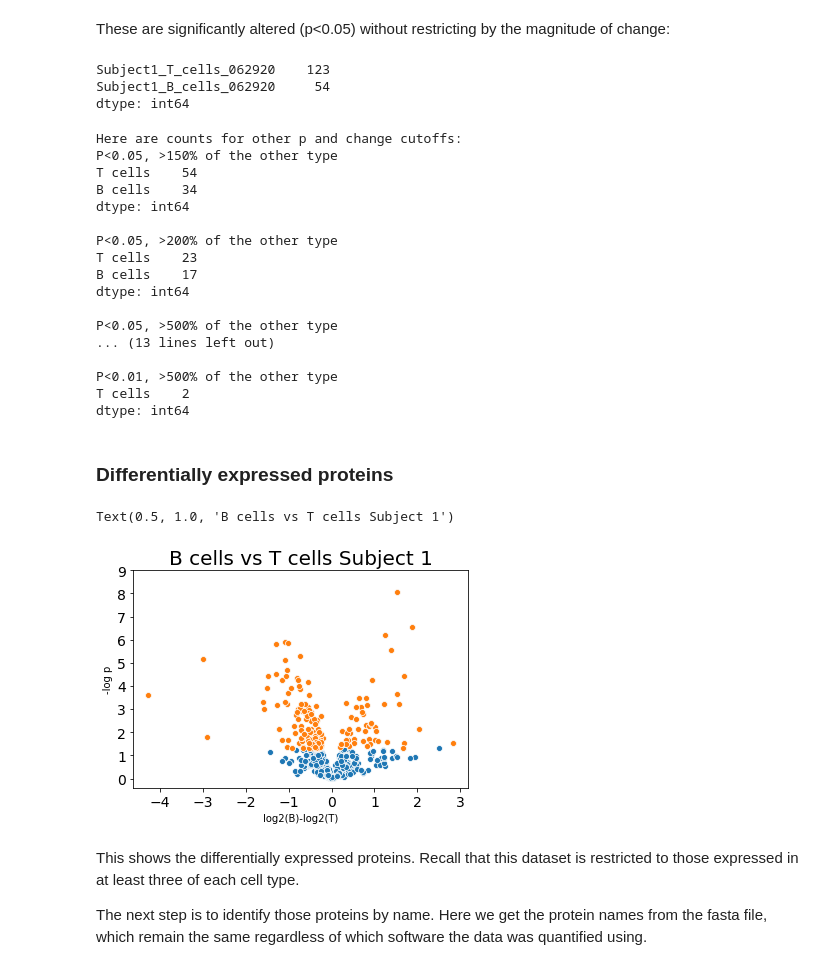
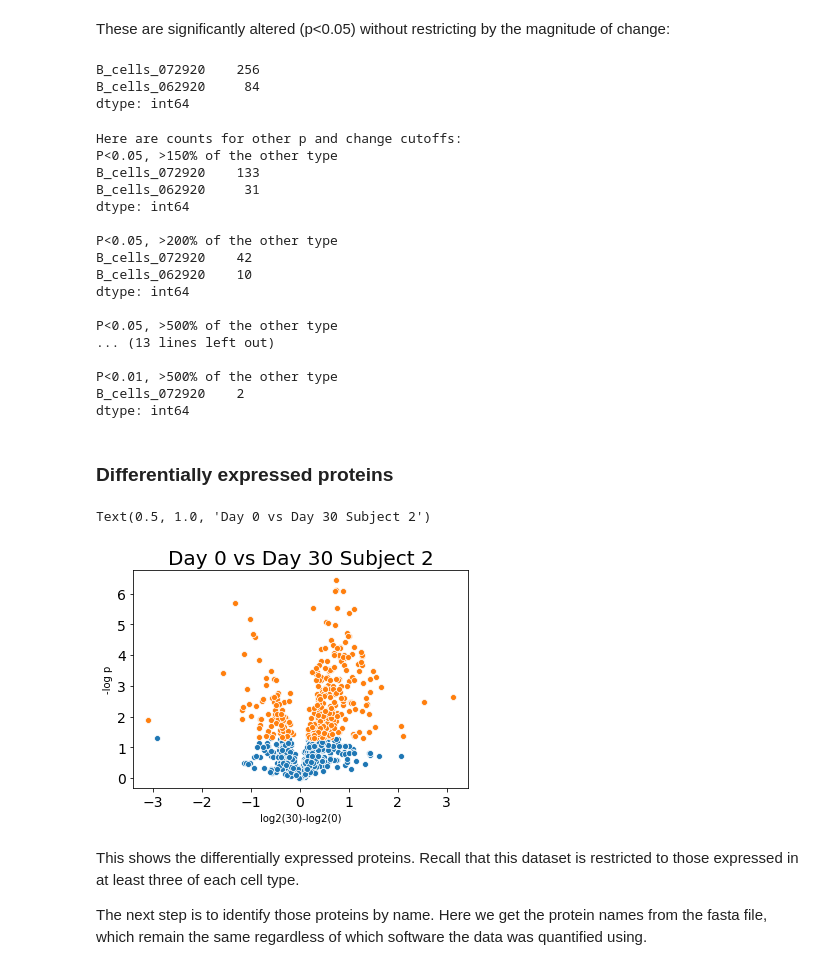
Before and after one commit to PayneLab/TwoMonthLymphocyte, a Jupyter notebook: Make_Figure_1D.ipynb, the cells around one changed output. Drawn from its saved outputs; the diff is of its cells as text; code cells hidden in the pictures.

```diff
--- a/Make_Figure_1D.ipynb
+++ b/Make_Figure_1D.ipynb
@@ -18,6 +21,7 @@ First, we import our data package. This brings the functions defined there into
 Calling <code>head</code> shows the first several lines of the dataframe, which provides an idea of the type of data present and the structure of the dataframe.
 # %%
 prot = longitudinalCLL.get_proteomic()
-prot.load_dataset(version='July_noMBR_FP', subjects = [1])
+prot.load_dataset(version='July_noMBR_FP', subjects = [2])
+
 prot.data_raw.head()
 # %% [output]
@@ -35 +41,3 @@ cell_types=['Subject1_B_cells_062920', 'Subject1_T_cells_062920']
+# %%
+cell_types=['B_cells_072920', 'B_cells_062920']
 # %% [markdown]
@@ -114,9 +113,8 @@ tstats = prot.ttest_wrapper(cell_types=cell_types)
 # %% [markdown]
 Here we calculate fold change.
 # %%
-comparison_key = 'log2(B)-log2(T)'
-
-tstats[comparison_key] = prot.get_fold_changes(cell_types=cell_types)
+fc_comp = 'log2(30)-log2(0)'
+tstats[fc_comp] = prot.get_fold_changes(cell_types=cell_types)
 # %% [markdown]
 Fold change and p values allow us to create a volcano plot.
 # %%
@@ -136,7 +132,5 @@ plt.show()
 # %% [markdown]
 Next we will identify the altered proteins.
 # %%
-altered = prot.is_altered(tstats, pvalue=.05,
-                          change_factor=False,
-                          change_col=comparison_key,
-                          cell_types=cell_types)
+altered = prot.is_altered(tstats, pvalue=.05, change_factor=False,
+                          change_col=fc_comp, cell_types=cell_types)
@@ -145,62 +156,57 @@ These are significantly altered (p<0.05) without restricting by the magnitude of
 # %%
 altered.value_counts()
 # %% [output]
-Subject1_T_cells_062920    123
-Subject1_B_cells_062920     54
+B_cells_072920    256
+B_cells_062920     84
 dtype: int64
 # %%
 print("Here are counts for other p and change cutoffs:")
 print("P<0.05, >150% of the other type")
-print(prot.is_altered(tstats, pvalue=.05,change_factor=1.5).value_counts()) #50% increase from either
+print(prot.is_altered(tstats, pvalue=.05,change_factor=1.5,change_col=fc_comp, cell_types=cell_types).value_counts()) #50% increase from either
 print("\nP<0.05, >200% of the other type")
-print(prot.is_altered(tstats, pvalue=.05,change_factor=2).value_counts()) #Double
+print(prot.is_altered(tstats, pvalue=.05,change_factor=2,change_col=fc_comp, cell_types=cell_types).value_counts()) #Double
 print("\nP<0.05, >500% of the other type")
-print(prot.is_altered(tstats, pvalue=.05,change_factor=5).value_counts()) #5 times larger
+print(prot.is_altered(tstats, pvalue=.05,change_factor=5,change_col=fc_comp, cell_types=cell_types).value_counts()) #5 times larger
 
 print("\nP<0.01, >150% of the other type")
-print(prot.is_altered(tstats, pvalue=.01,change_factor=1.5).value_counts()) #50% increase from either
+print(prot.is_altered(tstats, pvalue=.01,change_factor=1.5,change_col=fc_comp, cell_types=cell_types).value_counts()) #50% increase from either
 print("\nP<0.01, >200% of the other type")
-print(prot.is_altered(tstats, pvalue=.01,change_factor=2).value_counts()) #Double
+print(prot.is_altered(tstats, pvalue=.01,change_factor=2,change_col=fc_comp, cell_types=cell_types).value_counts()) #Double
 print("\nP<0.01, >500% of the other type")
-print(prot.is_altered(tstats, pvalue=.01,change_factor=5).value_counts()) #5 times larger
+print(prot.is_altered(tstats, pvalue=.01,change_factor=5,change_col=fc_comp, cell_types=cell_types).value_counts()) #5 times larger
 # %% [output]
 Here are counts for other p and change cutoffs:
 P<0.05, >150% of the other type
-T cells    54
-B cells    34
+B_cells_072920    133
+B_cells_062920     31
 dtype: int64
 
 P<0.05, >200% of the other type
-T cells    23
-B cells    17
+B_cells_072920    42
+B_cells_062920    10
 dtype: int64
 
 P<0.05, >500% of the other type
 ... (13 lines left out)
 
 P<0.01, >500% of the other type
-T cells    2
+B_cells_072920    2
 dtype: int64
 # %% [markdown]
 ### Differentially expressed proteins
 # %%
-figure = sns.scatterplot(x=comparison_key,y='-log p',data=tstats)
-figure2 = sns.scatterplot(x=comparison_key,y='-log p',
+figure = sns.scatterplot(x=fc_comp,y='-log p',data=tstats)
+figure2 = sns.scatterplot(x=fc_comp,y='-log p',
                           data=tstats.loc[altered.index])
-
-y = np.random.randint(low=0, high=11, size=100)
-plt.yticks(np.arange(0, max(y), 1))
-
 plt.rc('axes',labelsize=20)
 plt.xticks(fontsize=14)
 plt.yticks(fontsize=14)
-plt.title("B cells vs T cells Subject 1", fontsize=20)
+plt.title("Day 0 vs Day 30 Subject 2", fontsize=20)
 
-
-#plt.savefig('testing/data/B_v_T_1.png', bbox_inches='tight', dpi=300)
+#plt.savefig("data/0_v_30_2.png", bbox_inches='tight', dpi=300)
 # %% [output]
-Text(0.5, 1.0, 'B cells vs T cells Subject 1')
+Text(0.5, 1.0, 'Day 0 vs Day 30 Subject 2')
-[figure, old version]
+[figure, new version]
 # %% [markdown]
 This shows the differentially expressed proteins. Recall that this dataset is restricted to those expressed in at least three of each cell type.
 
```
Also changed, not shown: parts of 59 cells of this notebook, 10 other files.
